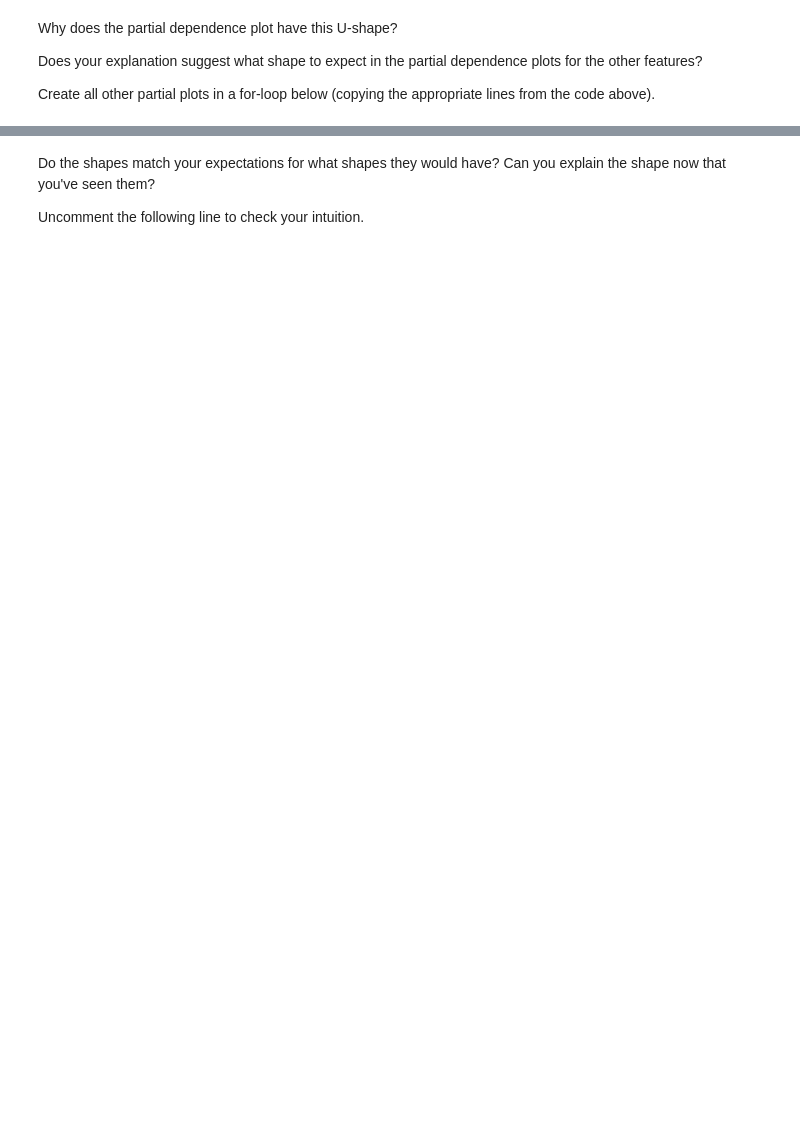
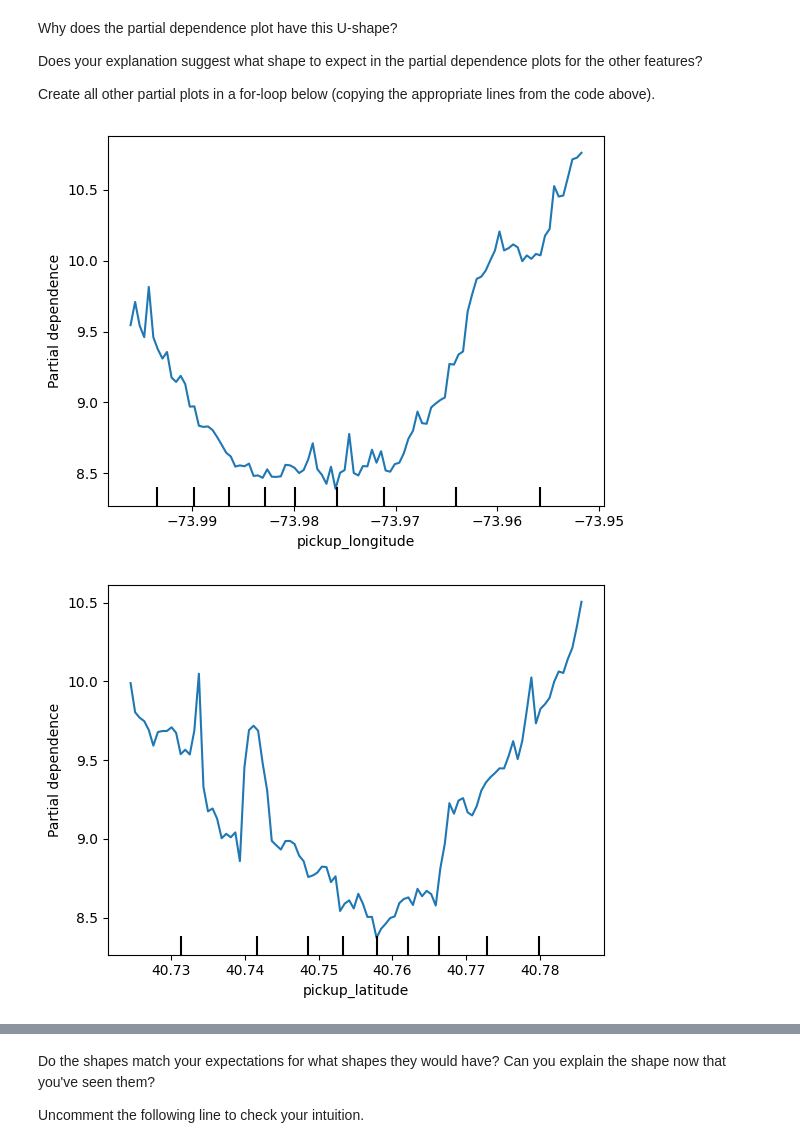
Before and after one commit to Muten-Roshi-Sama/MachineLearningLabs_4eiai40, a Jupyter notebook: AdvancedAILabs/3_Machine_Learning_Explainability/2_partial-dependence_plots/exercise-partial-plots.ipynb, the cells around one changed output, grey strips where cells are left out. Saved outputs shown, nothing was run; the diff lists cells and outputs as text; code cells hidden in the pictures; blank space fills up the shorter version.

Commit message:
xAi : Partial Dependence Plots.

```diff
--- a/AdvancedAILabs/3_Machine_Learning_Explainability/2_partial-dependence_plots/exercise-partial-plots.ipynb
+++ b/AdvancedAILabs/3_Machine_Learning_Explainability/2_partial-dependence_plots/exercise-partial-plots.ipynb
@@ -66,5 +87,8 @@ Does your explanation suggest what shape to expect in the partial dependence plo
 Create all other partial plots in a for-loop below (copying the appropriate lines from the code above).
 # %%
 for feat_name in base_features:
-    ____
+    PartialDependenceDisplay.from_estimator(first_model, val_X, [feat_name])
     plt.show()
+# %% [output]
+[figure, added]
+[figure, added]
```
Also changed, not shown: parts of 14 cells of this notebook.
